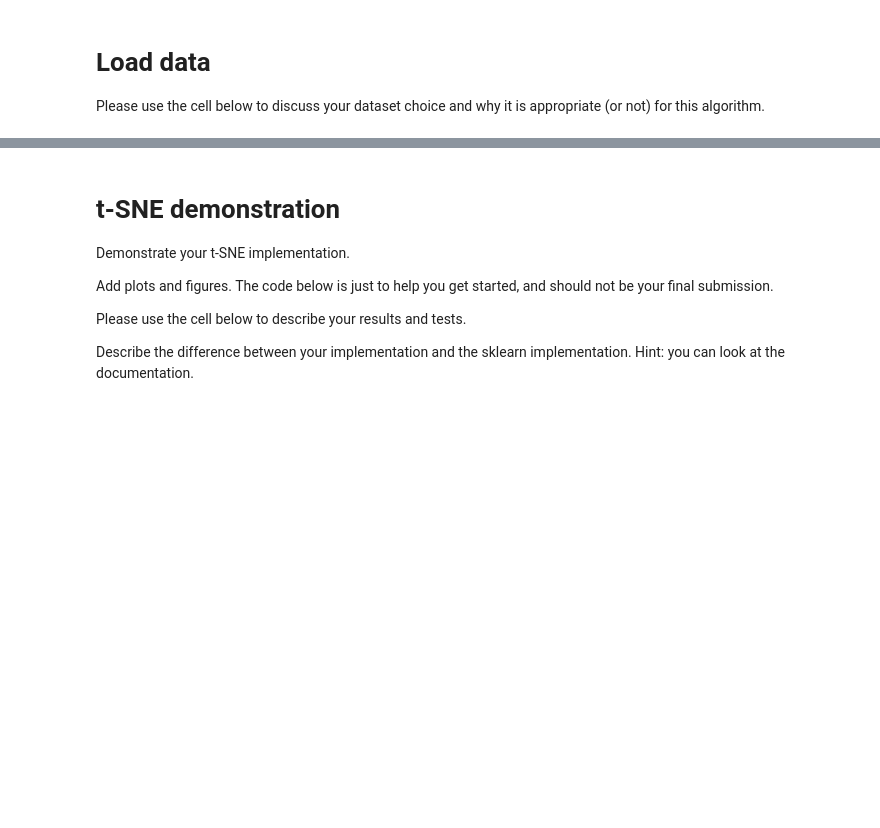
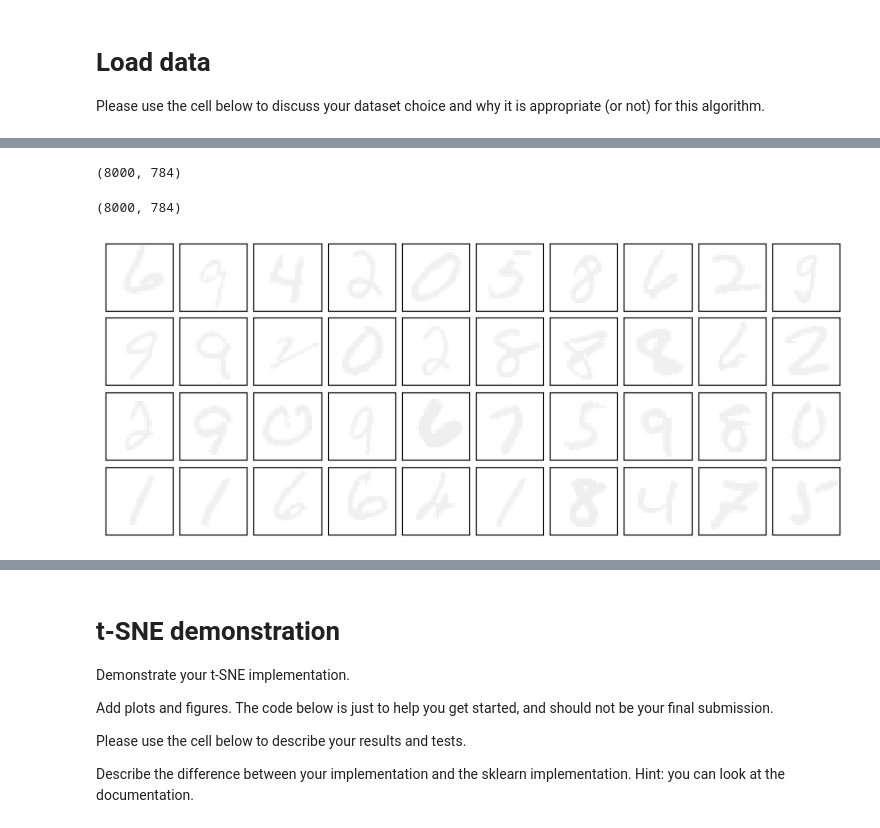
Before and after one commit to stavco9/advancedml-exc1, a Jupyter notebook: 3945_2025A_HW1_t-SNE.ipynb, the cells around one changed output, grey strips where cells are left out. Cells and saved outputs as stored; diff of their text form; code cells hidden in the pictures; blank space fills up the shorter version.

Commit message:
Added loading dataset and also the custom TSNE code

```diff
--- a/3945_2025A_HW1_t-SNE.ipynb
+++ b/3945_2025A_HW1_t-SNE.ipynb
@@ -74,8 +108,21 @@ class CustomTSNE:
 # Load data
 Please use the cell below to discuss your dataset choice and why it is appropriate (or not) for this algorithm.
 # %%
-# Load data
+# Loading the data into train / test datasets
 
-# Normalize data if necessary
+dataset = pd.read_csv("./Dataset/mnist_dataset.csv")
 
-# Split the data into train and test
+# The X axis is the pixels RGB matrix that represents the digit
+X = dataset.loc[:,'1x1':].values
+
+# The y axis is the actual digit that the the pixels matrix represents
+y = dataset.loc[:,'label'].values
+
+X_train, X_test, y_train, y_test = train_test_split(
+    X, y, test_size=0.2)
+
+# Normalizing the RGB codes by dividing it to the max RGB value.
+X_train_normalized_opt1 = X_train / 255
+
+# Normalizing the RGB codes by standard scaler
+X_train_normalized_opt2 = StandardScaler().fit_transform(X_train)
@@ -81,0 +139,20 @@ Please use the cell below to discuss your dataset choice and why it is appropria
+# %%
+X_train.shape
+# %% [output]
+(8000, 784)
+# %%
+X_train_normalized_opt1.shape
+# %% [output]
+(8000, 784)
+# %%
+# This is a ploting of sample train data
+
+fig, axes = plt.subplots(4, 10, figsize=(10, 4),
+                         subplot_kw={'xticks':[], 'yticks':[]},
+                         gridspec_kw=dict(hspace=0.1, wspace=0.1))
+for i, ax in enumerate(axes.flat):
+    ax.imshow(X_train_normalized_opt1[i].reshape(28, 28),
+              cmap='binary', interpolation='nearest',
+              clim=(0, 16))
+# %% [output]
+[figure, added]
```
Also changed, not shown: parts of 6 cells of this notebook, 1 other file.
